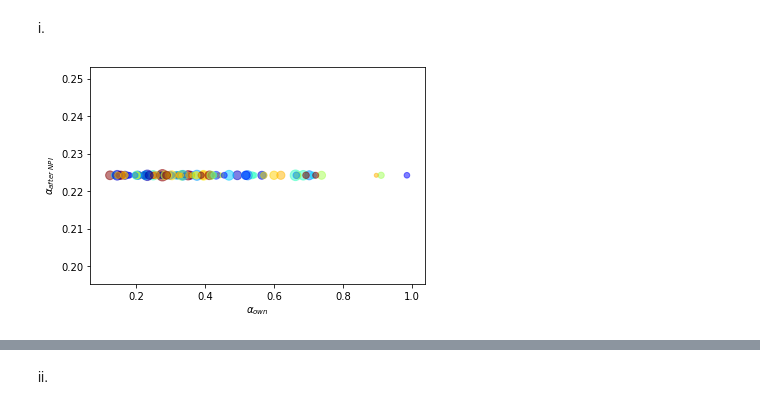
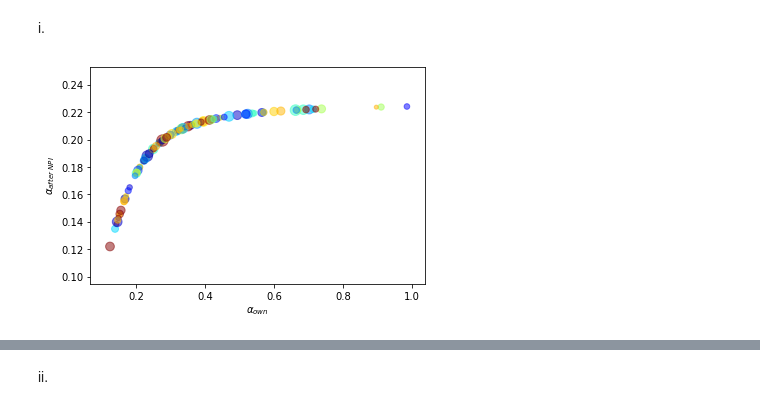
Before and after one commit to ssheridanucsb/CovidWastewater, a Jupyter notebook: Part2.ipynb, the cells around one changed output, grey strips where cells are left out. Drawn from its saved outputs; the diff is of its cells as text; code cells hidden in the pictures.

```diff
--- a/Part2.ipynb
+++ b/Part2.ipynb
@@ -133,10 +133,10 @@ def total_recovered_difference(alpha_afterNPI):
 i.
 # %%
 node_budget = 1000000/nb_nodes
-alpha_after_even_budget = g(np.full(100, node_budget))
+alpha_after_even_budget = g(np.full(100, node_budget) + g_inv(alpha_predicted))
 scatter_plot(alpha_after_even_budget)
 # %% [output]
-[figure, old version]
+[figure, new version]
 # %%
 even_budget_diff = total_recovered_difference(alpha_after_even_budget)
 even_budget_total_diff = sum(even_budget_diff)
```
Also changed, not shown: parts of 14 cells of this notebook.
